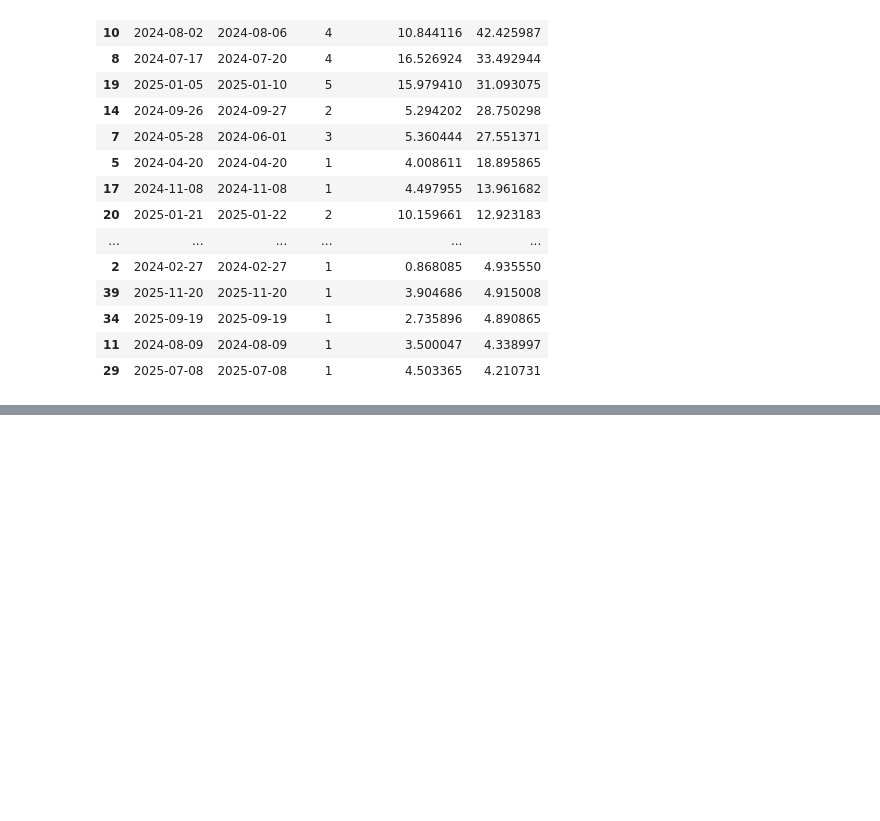
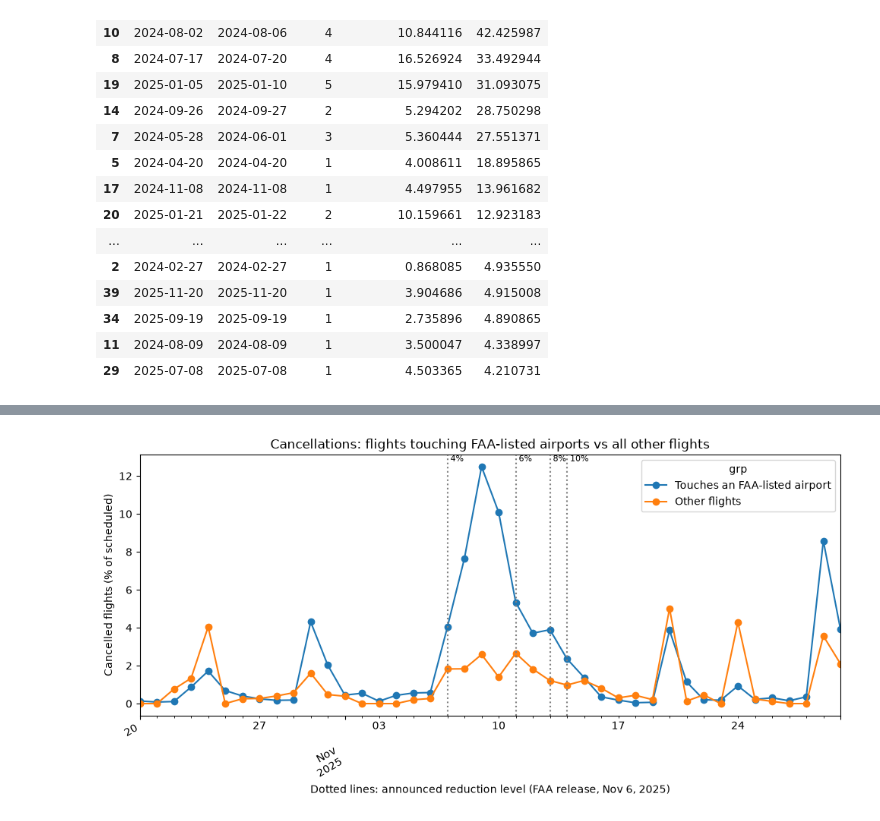
Before and after one commit to Mohamadyounes32/air-traffic-platform, a Jupyter notebook: notebooks/03_event_study.ipynb, the cells around one changed output, grey strips where cells are left out. Cells and saved outputs as stored; diff of their text form; code cells hidden in the pictures; blank space fills up the shorter version.

Commit message:
Investigate Nov 2025 anomaly against FAA flight-reduction order

```diff
--- a/notebooks/03_event_study.ipynb
+++ b/notebooks/03_event_study.ipynb
@@ -9,8 +9,9 @@ ROOT = Path.cwd().parent if Path.cwd().name == "notebooks" else Path.cwd()
 sys.path.append(str(ROOT))
 from src.utils.db import get_engine
 engine = get_engine()
-def q(sql):
-    with engine.connect() as conn: return pd.read_sql(text(sql), conn)
+def q(sql: str, params: dict | None = None) -> pd.DataFrame:
+    with engine.connect() as conn:
+        return pd.read_sql(text(sql), conn, params=params)
 
 from src.analysis.event_study import fetch_daily, event_study
 # %%
@@ -113,0 +160,23 @@ events
+# %%
+faa = pd.read_csv(ROOT / "reference" / "faa_reduction_airports_2025.csv")
+codes = faa["airport_code"].str.strip().str.upper().tolist()
+print(len(codes), "airports in the list")
+
+AFFECTED, OTHER = "Touches an FAA-listed airport", "Other flights"
+
+by_group = q("""
+SELECT full_date,
+       CASE WHEN origin = ANY(:codes) OR dest = ANY(:codes) THEN :affected ELSE :other END AS grp,
+       COUNT(*)                             AS scheduled,
+       COUNT(*) FILTER (WHERE is_cancelled) AS cancelled
+FROM analytics.v_flights
+WHERE full_date BETWEEN DATE '2025-10-20' AND DATE '2025-11-30'
+GROUP BY 1, 2
+ORDER BY 1, 2
+""", {"codes": codes, "affected": AFFECTED, "other": OTHER})
+
+by_group["full_date"] = pd.to_datetime(by_group["full_date"])
+by_group["pct_cancelled"] = 100.0 * by_group["cancelled"] / by_group["scheduled"]
+wide = by_group.pivot(index="full_date", columns="grp", values="pct_cancelled")
+wide["gap_pts"] = wide[AFFECTED] - wide[OTHER]
+wide.round(2)
@@ -113,0 +203,16 @@ events
+# %%
+fig, ax = plt.subplots(figsize=(10, 5))
+wide[[AFFECTED, OTHER]].plot(ax=ax, marker="o")
+for day, label in [("2025-11-07", "4%"), ("2025-11-11", "6%"),
+                   ("2025-11-13", "8%"), ("2025-11-14", "10%")]:
+    ax.axvline(pd.Timestamp(day), linestyle=":", color="grey")
+    ax.text(pd.Timestamp(day), ax.get_ylim()[1], f" {label}", va="top", fontsize=8)
+ax.set_ylabel("Cancelled flights (% of scheduled)")
+ax.set_xlabel("Dotted lines: announced reduction level (FAA release, Nov 6, 2025)")
+ax.set_title("Cancellations: flights touching FAA-listed airports vs all other flights")
+fig.autofmt_xdate()
+plt.tight_layout()
+plt.savefig(ROOT / "docs" / "faa_reductions_2025.png", dpi=150)
+plt.show()
+# %% [output]
+[figure, added]
```
Also changed, not shown: parts of 3 cells of this notebook, 3 other files.
